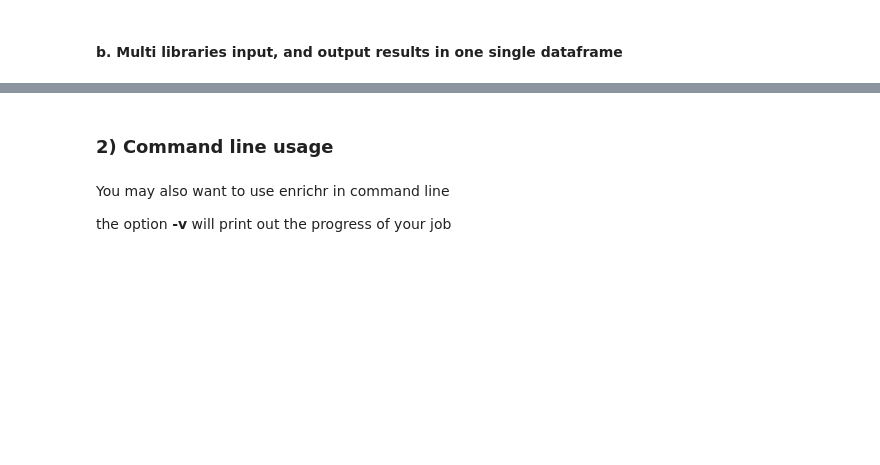
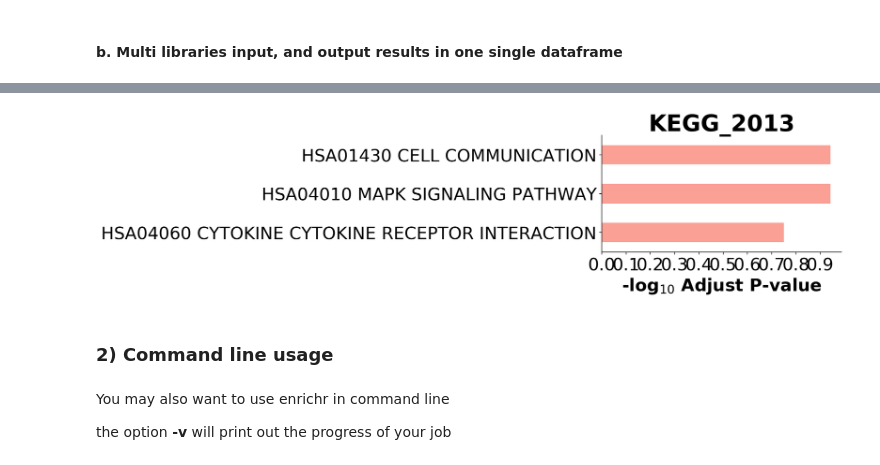
Before and after one commit to zqfang/GSEApy, a Jupyter notebook: docs/gseapy_example.ipynb, the cells around one changed output, grey strips where cells are left out. Drawn from its saved outputs; the diff is of its cells as text; code cells hidden in the pictures; blank space fills up the shorter version.

```diff
--- a/docs/gseapy_example.ipynb
+++ b/docs/gseapy_example.ipynb
@@ -112,3 +108,9 @@ enr.results.head(10)
+# %%
+# simple plotting function
+from gseapy.plot import barplot
+barplot(enr.res2d,title='KEGG_2013', cutoff=0.2,figsize=(6,3))
+# %% [output]
+[figure, added]
 # %% [markdown]
 ### 2) Command line usage
 # %% [markdown]
```
Also changed, not shown: parts of 27 cells of this notebook, 1 other file.
